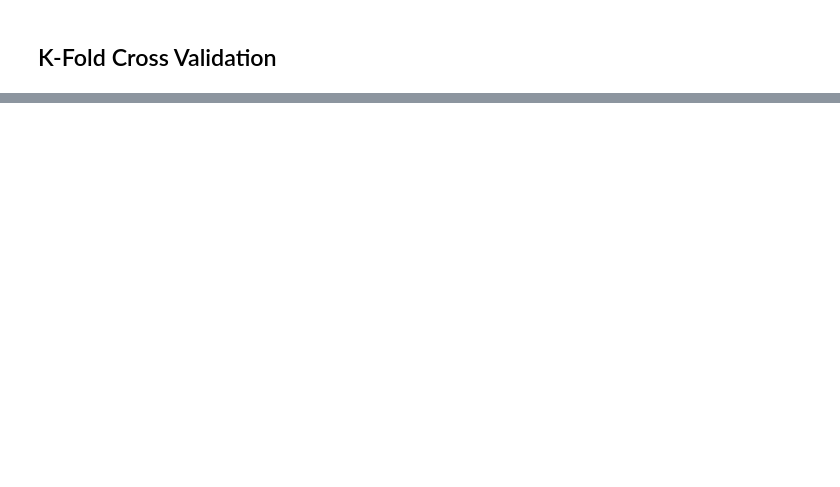
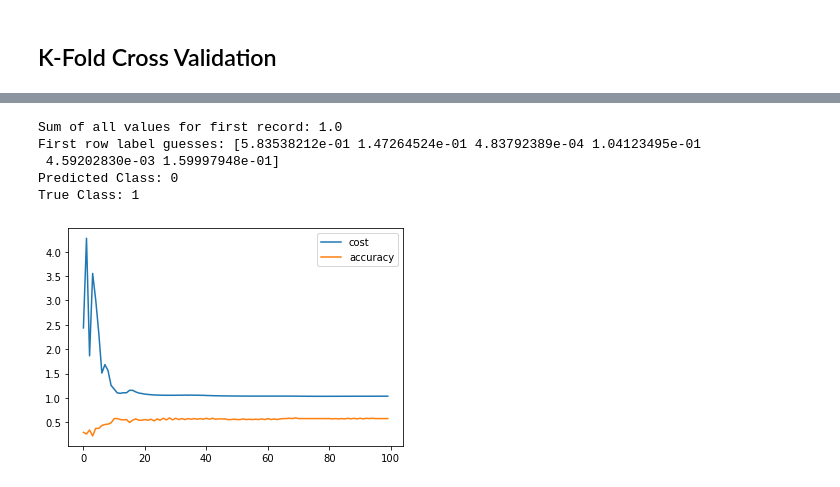
Before and after one commit to Xannadoo/MLProject2021_AC, a Jupyter notebook: Notebooks/FFplaying.ipynb, the cells around one changed output, grey strips where cells are left out. Cells and saved outputs as stored; diff of their text form; code cells hidden in the pictures; blank space fills up the shorter version.

```diff
--- a/Notebooks/FFplaying.ipynb
+++ b/Notebooks/FFplaying.ipynb
@@ -417,0 +446,17 @@ KeyError: "None of [Int64Index([  0,   1,   2,   3,   4,   5,   8,  10,  11,  12
+# %%
+from sklearn.decomposition import PCA
+
+pca = PCA(n_components=9)
+pca.fit(X)
+
+X_pca = pd.DataFrame(pca.transform(X))
+X_pca = z_score(X_pca)
+
+print(pca.explained_variance_ratio_, '\n')
+pca_exp = pca.explained_variance_ratio_
+s = 0
+c = 1
+for i in pca_exp:
+    s += i
+    print(f'{c} components explain {round(100*s,2)}% of the data')
+    c+=1
@@ -417,0 +477,28 @@ KeyError: "None of [Int64Index([  0,   1,   2,   3,   4,   5,   8,  10,  11,  12
+# %%
+# Build the Neural Network
+kitty = NeuralNetwork(X_pca, y)
+
+#kitty.forwardpass(X)
+#kitty.backprop()
+
+# Train for 1000 epochs
+for i in range(100):
+    kitty.train(X_pca, new_y)
+
+print(f'Sum of all values for first record: {sum(kitty.output[0])} \
+    \nFirst row label guesses: {kitty.output[0]} \
+    \nPredicted Class: {np.argmax(kitty.output[0])} \
+    \nTrue Class: {y[0]}')
+# %% [output]
+Sum of all values for first record: 1.0
+First row label guesses: [5.83538212e-01 1.47264524e-01 4.83792389e-04 1.04123495e-01
+ 4.59202830e-03 1.59997948e-01]
+Predicted Class: 0
+True Class: 1
+# %%
+plt.plot(kitty.error_cost)
+plt.plot(kitty.accuracy)
+plt.legend(['cost', 'accuracy'])
+plt.show()
+# %% [output]
+[figure, added]
```
Also changed, not shown: parts of 10 cells of this notebook, 2 other files.
